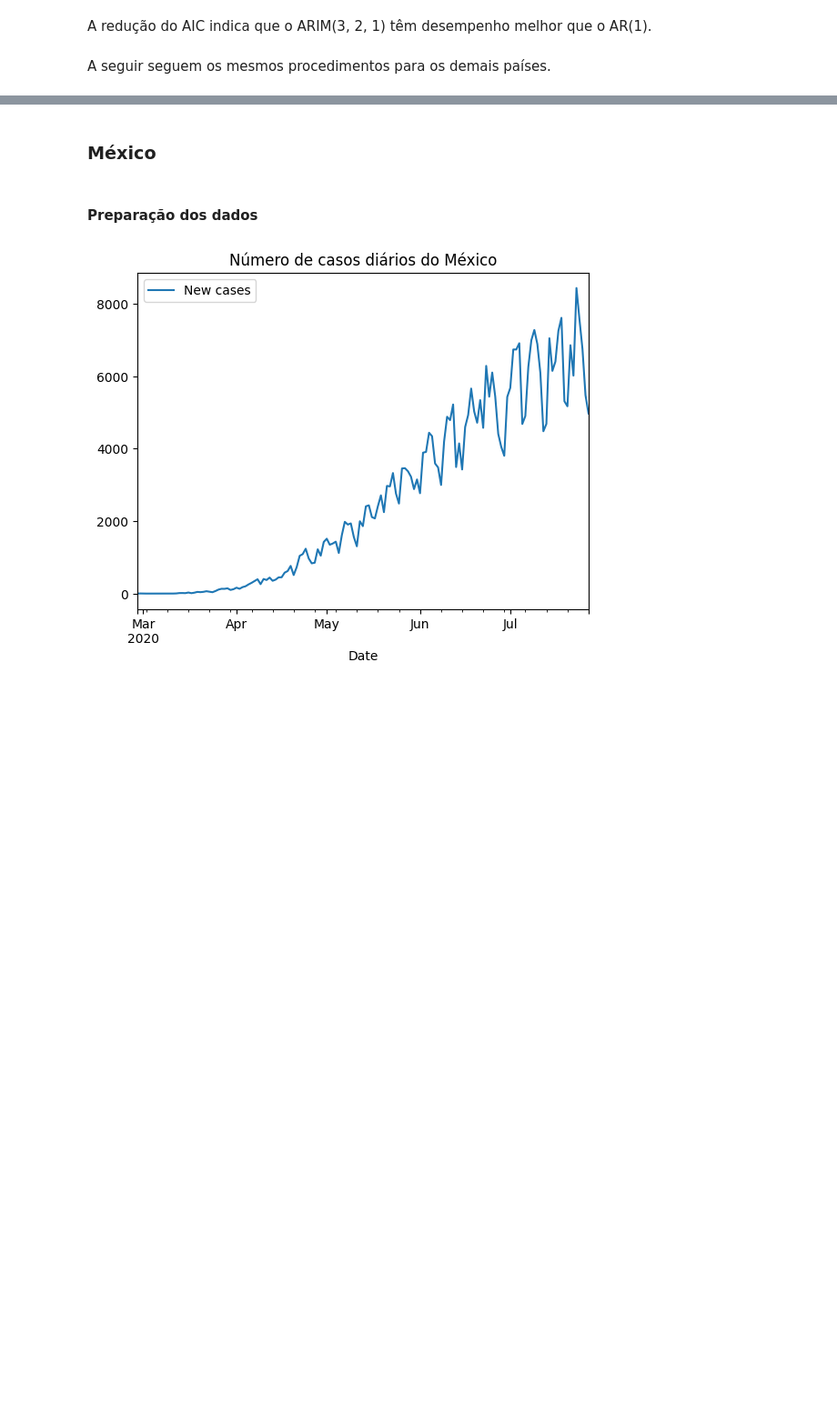
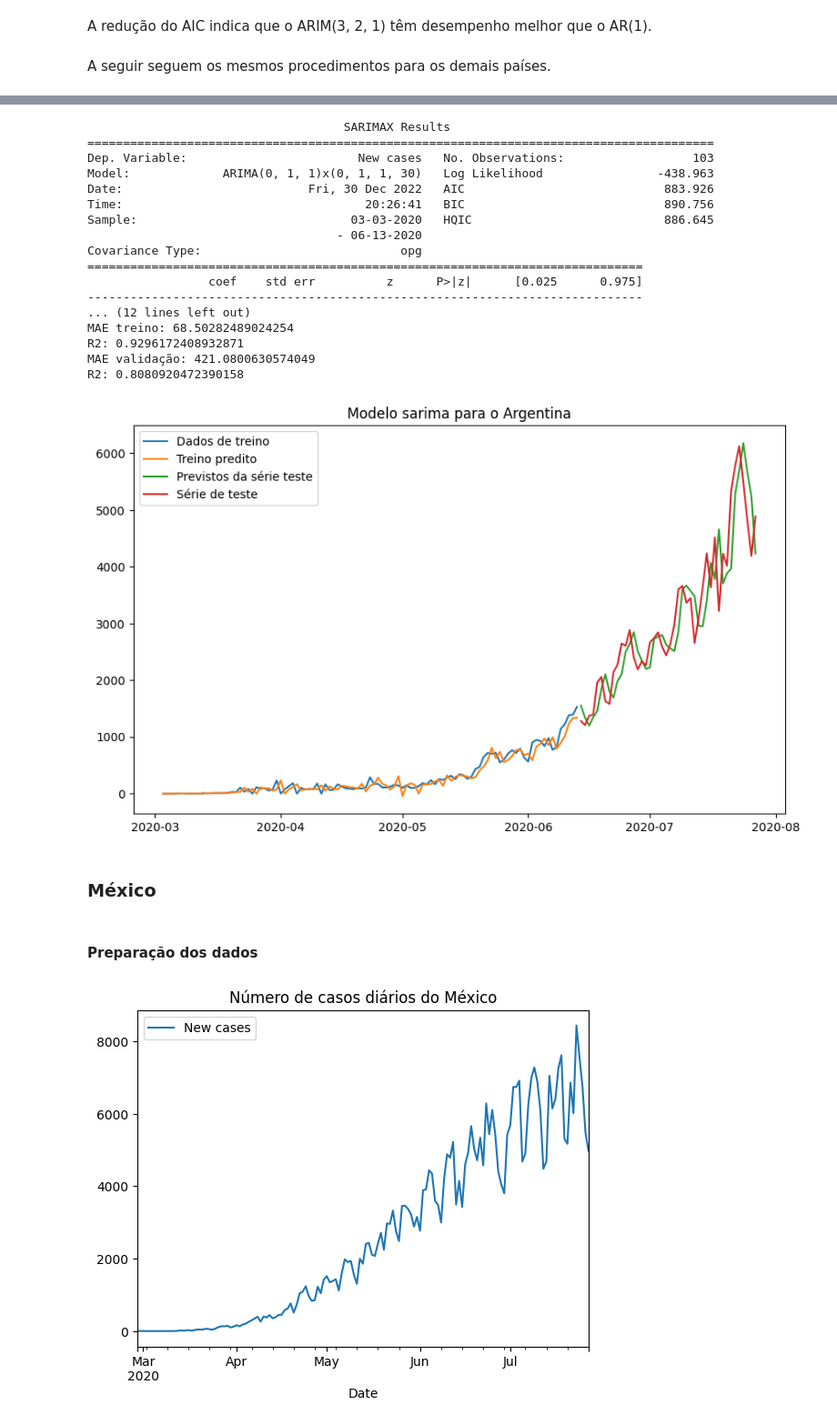
Before and after one commit to duartejr/bootcamp-covid-research, a Jupyter notebook: reports/notebooks/modelo_arima.ipynb, the cells around one changed output, grey strips where cells are left out. Shown at 91% size. Saved outputs shown, nothing was run; the diff lists cells and outputs as text; code cells hidden in the pictures; blank space fills up the shorter version.

Commit message:
Teste do auto arima

```diff
--- a/reports/notebooks/modelo_arima.ipynb
+++ b/reports/notebooks/modelo_arima.ipynb
@@ -300,0 +358,21 @@ A seguir seguem os mesmos procedimentos para os demais países.
+# %%
+sarima_model_plot(train_data, test_data, p=0, d=1, q=1, P=0, D=1, Q=1, m=30, country='Argentina', model_name='sarima')
+# %% [output]
+                                    SARIMAX Results
+========================================================================================
+Dep. Variable:                        New cases   No. Observations:                  103
+Model:             ARIMA(0, 1, 1)x(0, 1, 1, 30)   Log Likelihood                -438.963
+Date:                          Fri, 30 Dec 2022   AIC                            883.926
+Time:                                  20:26:41   BIC                            890.756
+Sample:                              03-03-2020   HQIC                           886.645
+                                   - 06-13-2020
+Covariance Type:                            opg
+==============================================================================
+                 coef    std err          z      P>|z|      [0.025      0.975]
+------------------------------------------------------------------------------
+... (12 lines left out)
+MAE treino: 68.50282489024254
+R2: 0.9296172408932871
+MAE validação: 421.0800630574049
+R2: 0.8080920472390158
+[figure, added]
```
Also changed, not shown: parts of 25 cells of this notebook, 1 other file.
